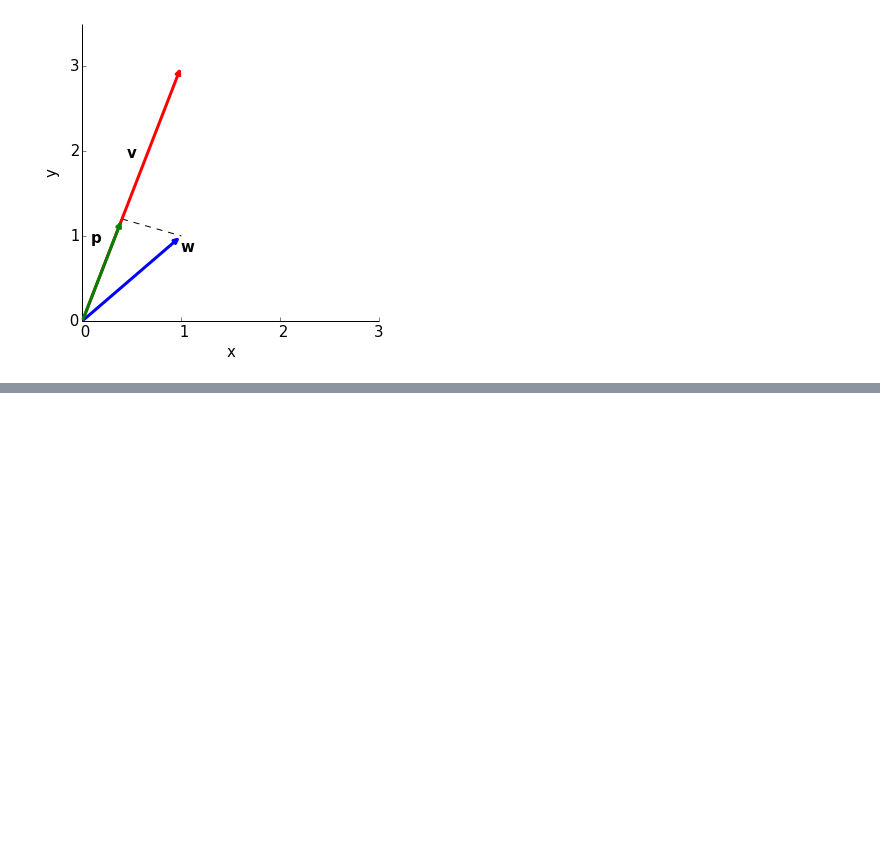
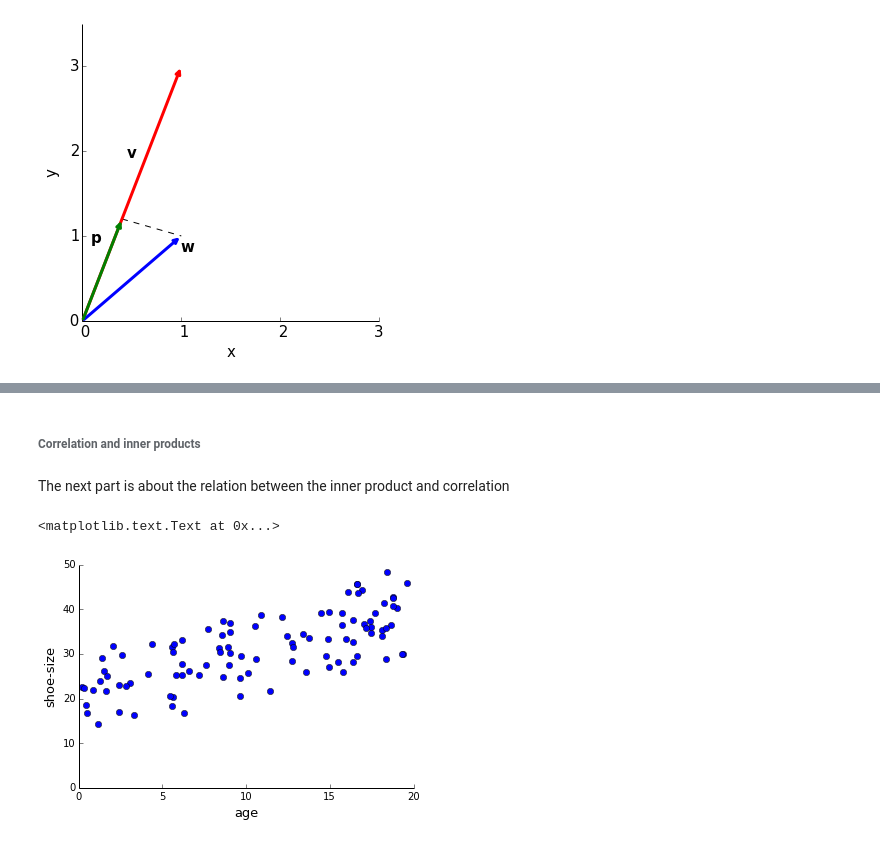
Before and after one commit to Crisly/MathcourseBCN, a Jupyter notebook: math BCN.ipynb, the cells around one changed output, grey strips where cells are left out. Cells and saved outputs as stored; diff of their text form; code cells hidden in the pictures; blank space fills up the shorter version.

```diff
--- a/math BCN.ipynb
+++ b/math BCN.ipynb
@@ -257,0 +318,23 @@ figure1.savefig(os.path.join(resdir,'figure4b.png'))
+# %% [markdown]
+###### Correlation and inner products
+# %% [markdown]
+The next part is about the relation between the inner product and correlation
+# %%
+age = 20*np.random.random_sample(size=100) #age between 0 and 20 y
+#impose correlation
+shoe = 10 + 1*age + 20*np.random.random(size=100)
+
+fs = 13
+figure1 = plt.figure(1,figsize=[6,4])
+ax1 = figure1.add_subplot(111,autoscale_on=False, xlim=[0,20], ylim=[0,50])
+plt.plot(age,shoe, 'bo')
+
+ax1.spines['top'].set_visible(False)
+ax1.spines['right'].set_visible(False)
+ax1.get_xaxis().tick_bottom()
+ax1.get_yaxis().tick_left()
+ax1.set_xlabel('age',fontsize=fs)
+ax1.set_ylabel('shoe-size',fontsize=fs)
+# %% [output]
+<matplotlib.text.Text at 0x...>
+[figure, added]
```
Also changed, not shown: parts of 25 cells of this notebook, 4 other files.
